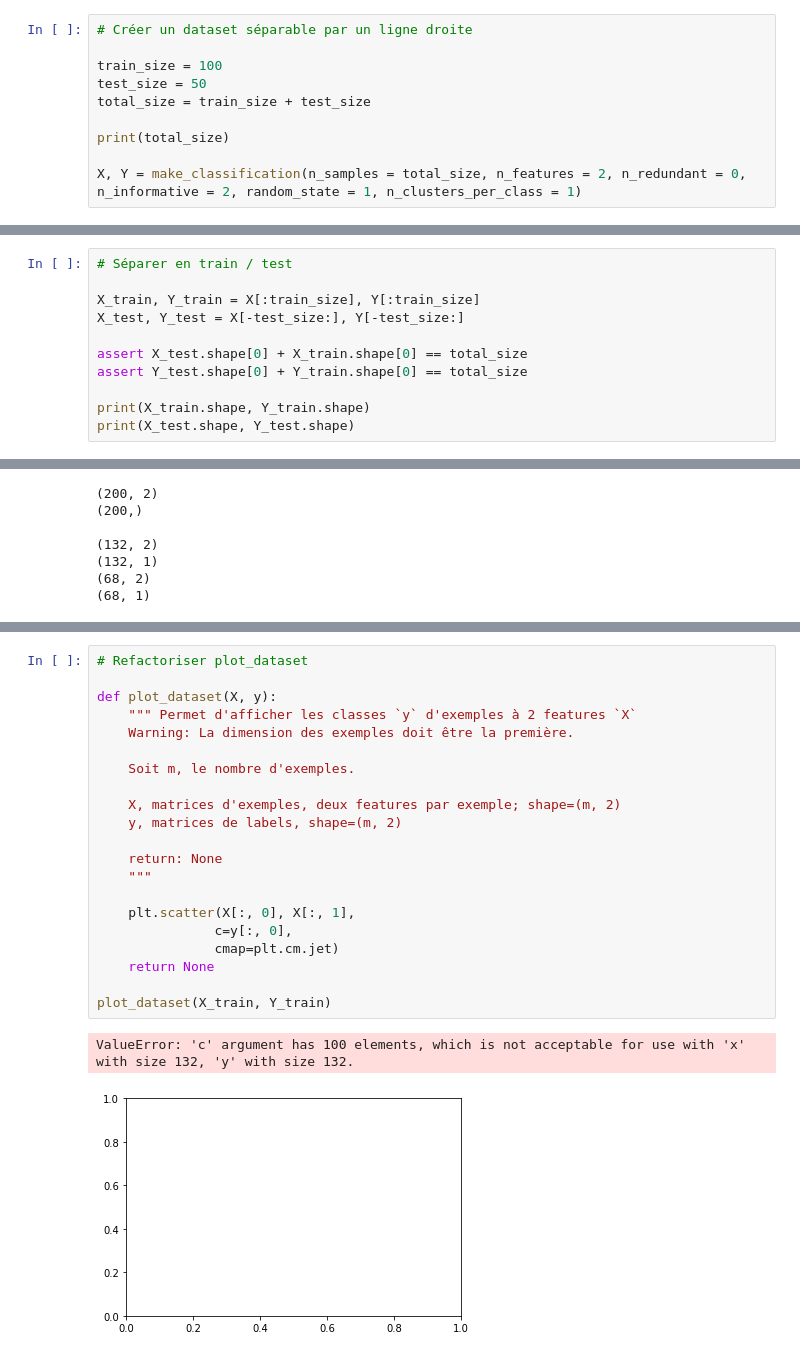
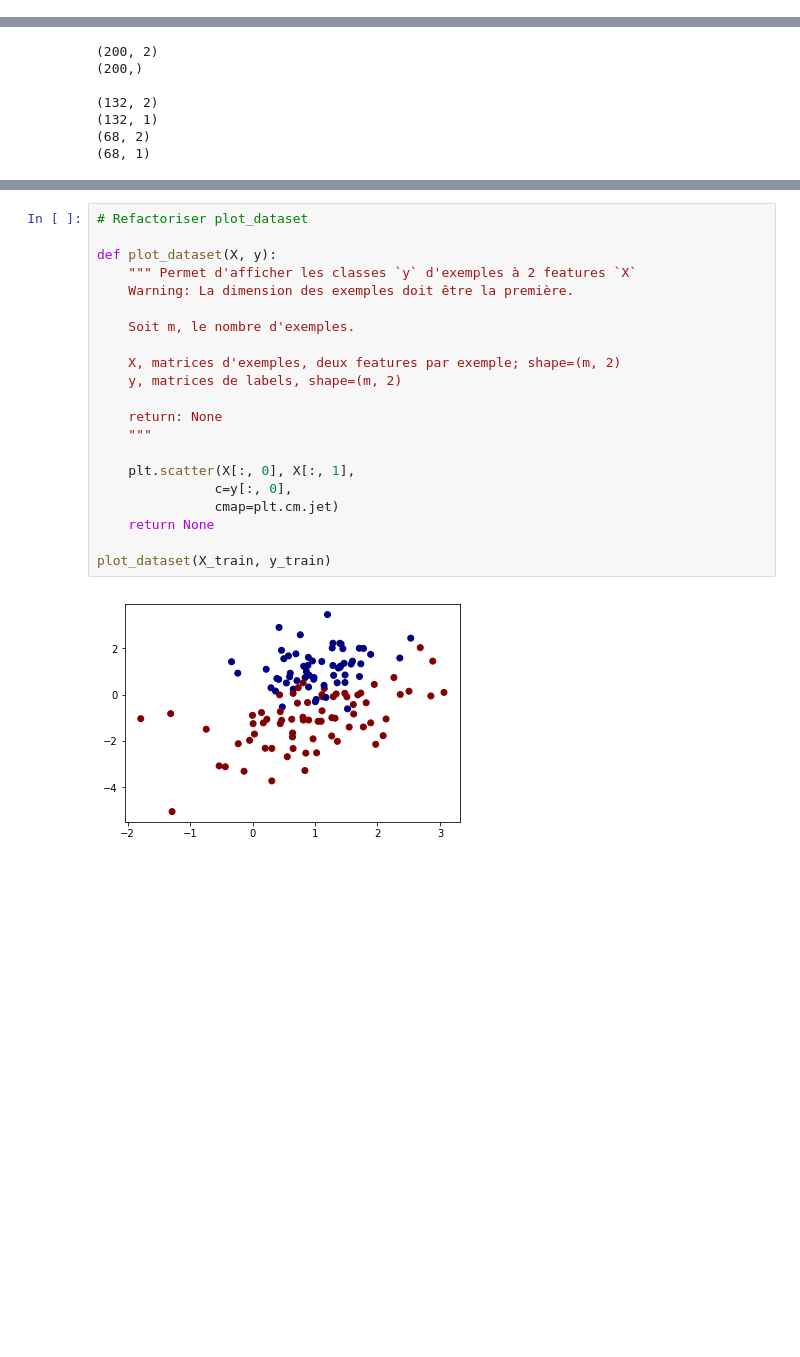
Before and after one commit to nonodamiens/synthetic_2D, a Jupyter notebook: Dataset Synthetic.ipynb, the cells around one changed output, grey strips where cells are left out. Cells and saved outputs as stored; diff of their text form; blank space fills up the shorter version.

```diff
--- a/Dataset Synthetic.ipynb
+++ b/Dataset Synthetic.ipynb
@@ -15,13 +15,3 @@ import numpy as np
 import matplotlib.pyplot as plt
 
 from sklearn.datasets import make_moons, make_circles, make_classification
-# %%
-# Créer un dataset séparable par un ligne droite
-
-train_size = 100
-test_size = 50
-total_size = train_size + test_size
-
-print(total_size)
-
-X, Y = make_classification(n_samples = total_size, n_features = 2, n_redundant = 0, n_informative = 2, random_state = 1, n_clusters_per_class = 1)
@@ -62,11 +17,0 @@ X[:10], Y[:10]
-# %%
-# Séparer en train / test
-
-X_train, Y_train = X[:train_size], Y[:train_size]
-X_test, Y_test = X[-test_size:], Y[-test_size:]
-
-assert X_test.shape[0] + X_train.shape[0] == total_size
-assert Y_test.shape[0] + Y_train.shape[0] == total_size
-
-print(X_train.shape, Y_train.shape)
-print(X_test.shape, Y_test.shape)
@@ -190,24 +79,23 @@ X_test[:10], y_test[:10]
 # %%
 # Refactoriser plot_dataset
 
 def plot_dataset(X, y):
     """ Permet d'afficher les classes `y` d'exemples à 2 features `X`
     Warning: La dimension des exemples doit être la première.
 
     Soit m, le nombre d'exemples.
 
     X, matrices d'exemples, deux features par exemple; shape=(m, 2)
     y, matrices de labels, shape=(m, 2)
 
     return: None
     """
 
     plt.scatter(X[:, 0], X[:, 1],
                c=y[:, 0],
                cmap=plt.cm.jet)
     return None
 
-plot_dataset(X_train, Y_train)
+plot_dataset(X_train, y_train)
 # %% [output]
-ValueError: 'c' argument has 100 elements, which is not acceptable for use with 'x' with size 132, 'y' with size 132.
-[figure, old version]
+[figure, new version]
```
Also changed, not shown: parts of 13 cells of this notebook.
